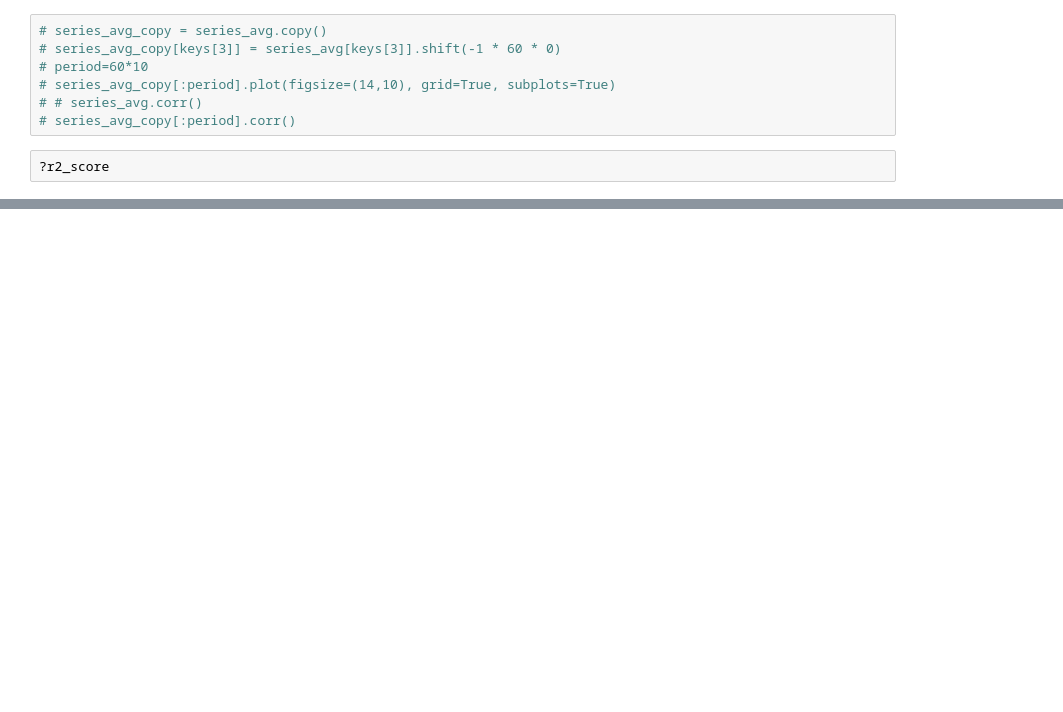
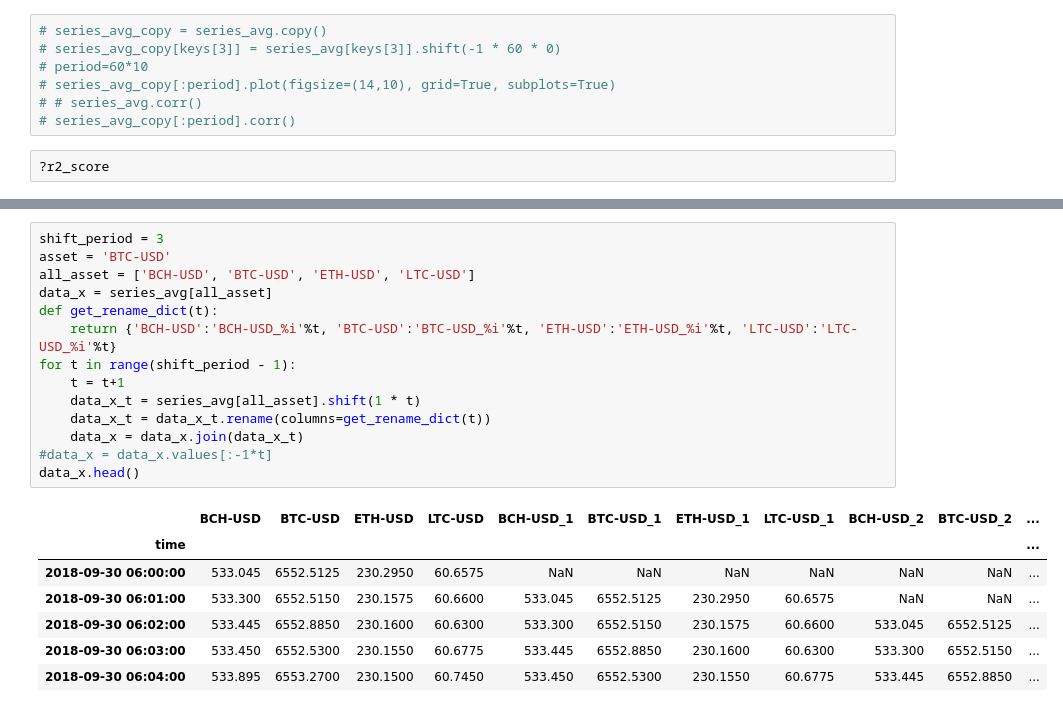
Before and after one commit to cchencool/crypto_currency_prediction, a Jupyter notebook: model/model_linear_reg.ipynb, the cells around one changed output, grey strips where cells are left out. Saved outputs shown, nothing was run; the diff lists cells and outputs as text; blank space fills up the shorter version.

```diff
--- a/model/model_linear_reg.ipynb
+++ b/model/model_linear_reg.ipynb
@@ -146,0 +249,22 @@ ax_score.yaxis.label.set_text('score')
+# %%
+shift_period = 3
+asset = 'BTC-USD'
+all_asset = ['BCH-USD', 'BTC-USD', 'ETH-USD', 'LTC-USD']
+data_x = series_avg[all_asset]
+def get_rename_dict(t):
+    return {'BCH-USD':'BCH-USD_%i'%t, 'BTC-USD':'BTC-USD_%i'%t, 'ETH-USD':'ETH-USD_%i'%t, 'LTC-USD':'LTC-USD_%i'%t}
+for t in range(shift_period - 1):
+    t = t+1
+    data_x_t = series_avg[all_asset].shift(1 * t)
+    data_x_t = data_x_t.rename(columns=get_rename_dict(t))
+    data_x = data_x.join(data_x_t)
+#data_x = data_x.values[:-1*t]
+data_x.head()
+# %% [output]
+|  | BCH-USD | BTC-USD | ETH-USD | LTC-USD | BCH-USD_1 | BTC-USD_1 | ETH-USD_1 | LTC-USD_1 | BCH-USD_2 | BTC-USD_2 | ... |
+| time |  |  |  |  |  |  |  |  |  |  | ... |
+| 2018-09-30 06:00:00 | 533.045 | 6552.5125 | 230.2950 | 60.6575 | NaN | NaN | NaN | NaN | NaN | NaN | ... |
+| 2018-09-30 06:01:00 | 533.300 | 6552.5150 | 230.1575 | 60.6600 | 533.045 | 6552.5125 | 230.2950 | 60.6575 | NaN | NaN | ... |
+| 2018-09-30 06:02:00 | 533.445 | 6552.8850 | 230.1600 | 60.6300 | 533.300 | 6552.5150 | 230.1575 | 60.6600 | 533.045 | 6552.5125 | ... |
+| 2018-09-30 06:03:00 | 533.450 | 6552.5300 | 230.1550 | 60.6775 | 533.445 | 6552.8850 | 230.1600 | 60.6300 | 533.300 | 6552.5150 | ... |
+| 2018-09-30 06:04:00 | 533.895 | 6553.2700 | 230.1500 | 60.7450 | 533.450 | 6552.5300 | 230.1550 | 60.6775 | 533.445 | 6552.8850 | ... |
```
Also changed, not shown: parts of 7 cells of this notebook.
